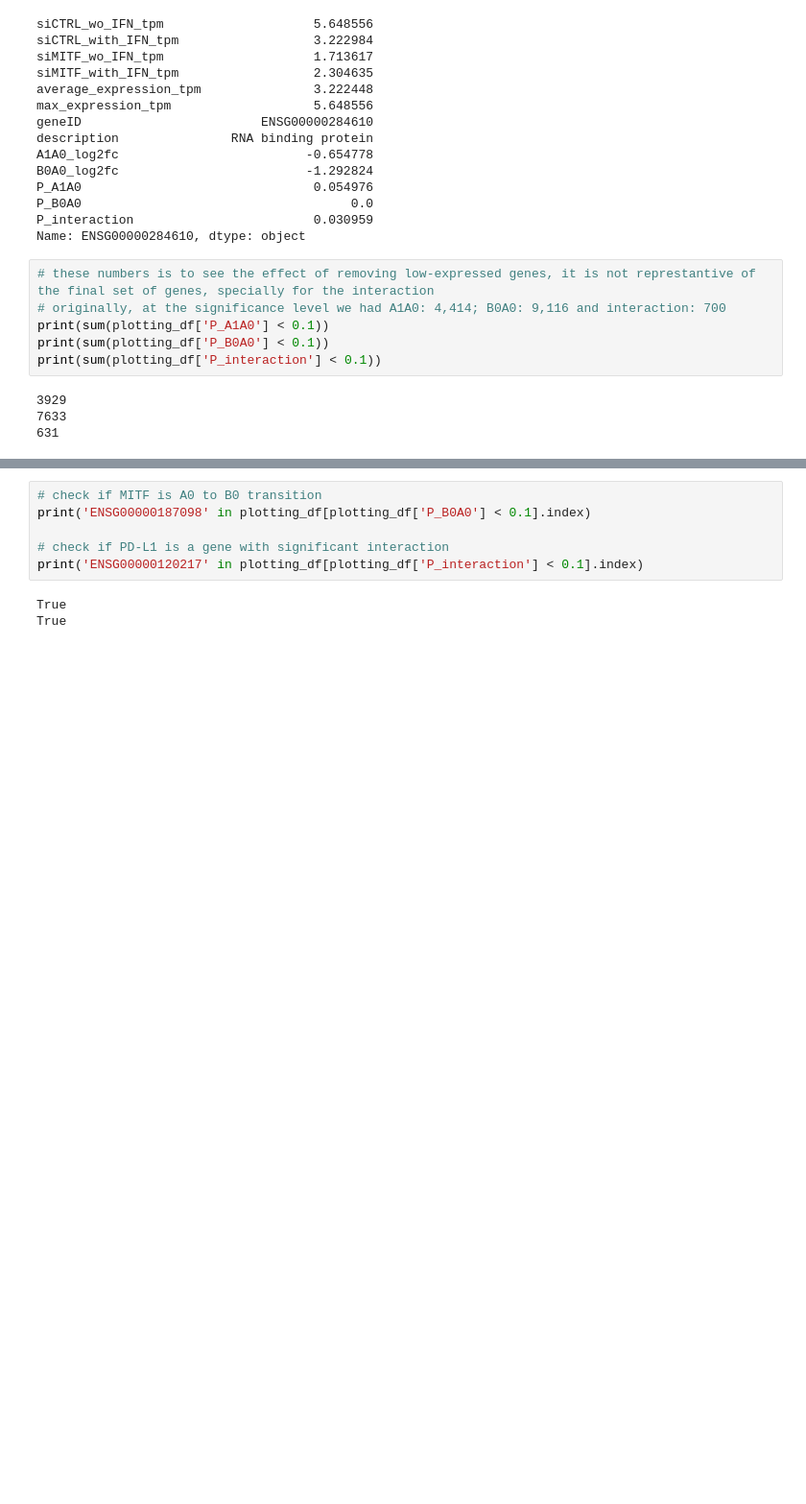
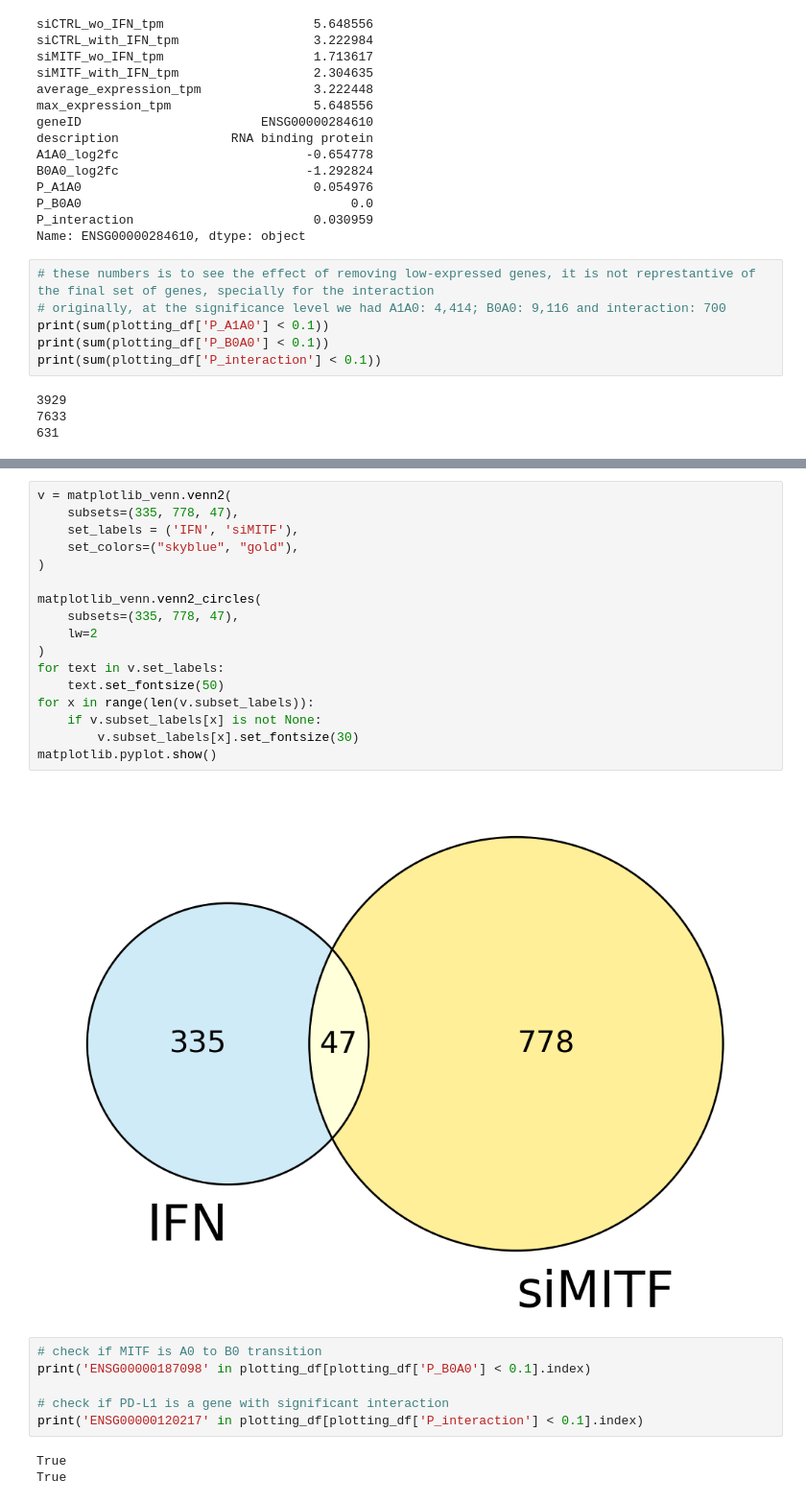
Before and after one commit to adelomana/nautholsvik, a Jupyter notebook: 04_differential_response/deseq2/non-additive effects quantifier.ipynb, the cells around one changed output, grey strips where cells are left out. Shown at 96% size. Saved outputs shown, nothing was run; the diff lists cells and outputs as text; blank space fills up the shorter version.

```diff
--- a/04_differential_response/deseq2/non-additive effects quantifier.ipynb
+++ b/04_differential_response/deseq2/non-additive effects quantifier.ipynb
@@ -162,3 +173,22 @@ print(sum(plotting_df['P_interaction'] < 0.1))
+# %%
+v = matplotlib_venn.venn2(
+    subsets=(335, 778, 47),
+    set_labels = ('IFN', 'siMITF'),
+    set_colors=("skyblue", "gold"),
+)
+
+matplotlib_venn.venn2_circles(
+    subsets=(335, 778, 47),
+    lw=2
+)
+for text in v.set_labels:
+    text.set_fontsize(50)
+for x in range(len(v.subset_labels)):
+    if v.subset_labels[x] is not None:
+        v.subset_labels[x].set_fontsize(30)
+matplotlib.pyplot.show()
+# %% [output]
+[figure, added]
 # %%
 # check if MITF is A0 to B0 transition
 print('ENSG00000187098' in plotting_df[plotting_df['P_B0A0'] < 0.1].index)
```
Also changed, not shown: parts of 3 cells of this notebook.
